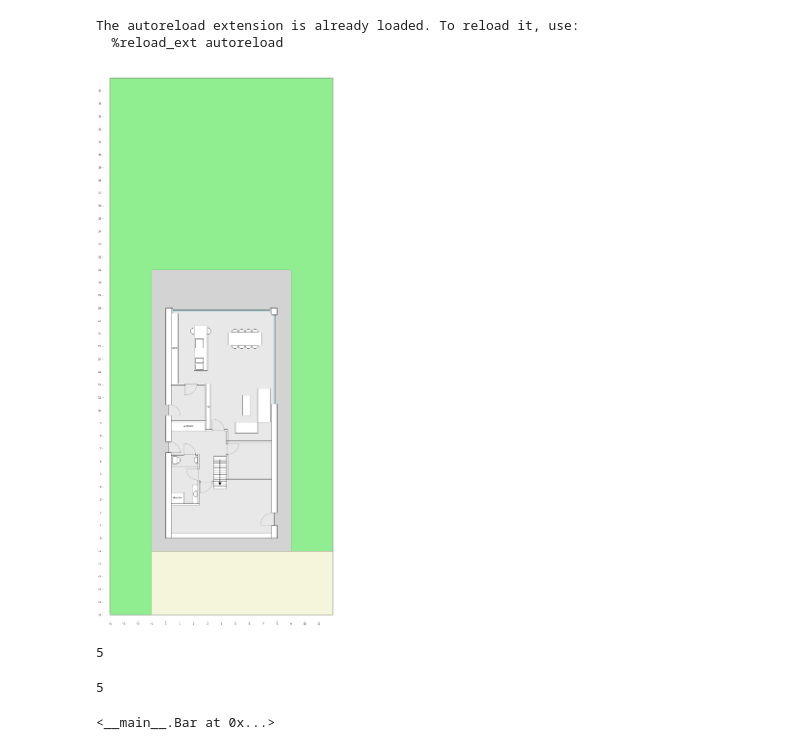
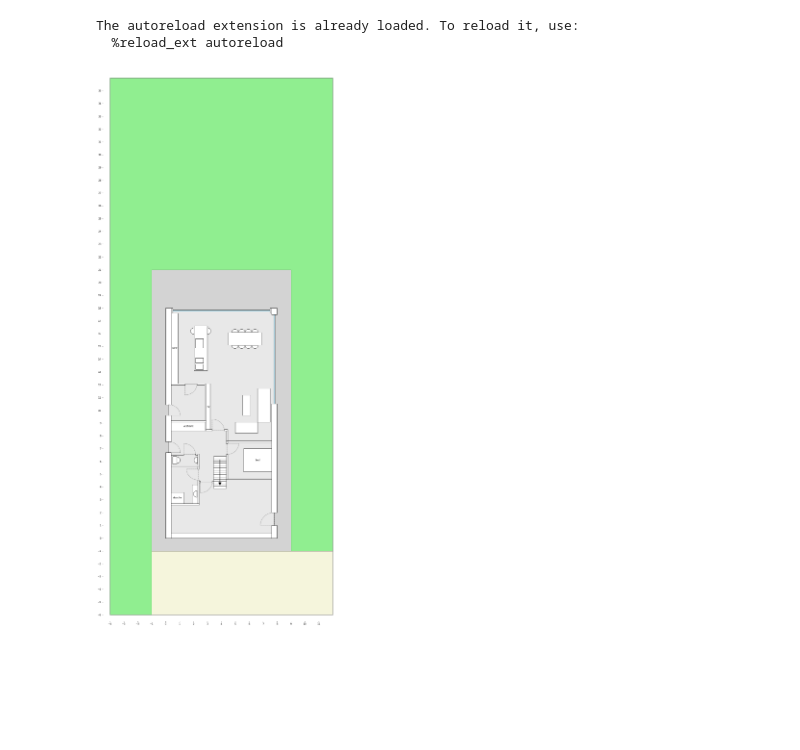
Before and after one commit to TomDecroos/boekfos, a Jupyter notebook: floorplanV2.ipynb, the cells around one changed output. Cells and saved outputs as stored; diff of their text form; code cells hidden in the pictures; blank space fills up the shorter version.

```diff
--- a/floorplanV2.ipynb
+++ b/floorplanV2.ipynb
@@ -174,6 +174,12 @@ w3 = InnerWall.vertical(bureauleft,bureaubottom,bureautop,"left")
 w3.door(bureautop-0.2,"bottom","right")
 fp.add(w1);fp.add(w2);fp.add(w3)
 
+bedright = bureauright
+bedleft = bedright-2
+bedbottom = bureaubottom + 0.6
+bedtop = bedbottom + 1.80
+fp.add(Rect(bedleft,bedbottom,bedright,bedtop,text="bed"))
+
 # zetel
 zetelbottom = bureautop + 0.6
 zetelkorttop = zetelbottom + 0.9
@@ -189,49 +195,31 @@ fp.add(Rect(zetelkortleft+0.5,zetelkorttop+0.5,zetellangleft-0.5,zetellangtop-0.
 # TV
 tvtop = koelebergingtop
 tvbottom = vestiairebottom
 tvleft = koelebergingright
 tvright = tvleft + 0.3
 fp.add(Rect(tvleft,tvbottom,tvright,tvtop,text="TV"))
 
 # Trap
 traptop = bureautop - 1.2
 trapbottom = traptop-2.5
 trapright = bureauleft
 trapleft = trapright - 0.90
 n_treden = 15
 ycos = np.linspace(traptop,trapbottom,n_treden)
 for i,j in zip(ycos[:-1],ycos[1:]):
     fp.add(Rect(trapleft,i,trapright,j))
 fp.add(Arrow((trapright+trapleft)/2, traptop - 0.25, 0,-2))
 
 # hal
 lo.door(toilettop+0.1,"top","right")
 w1 = InnerWall.vertical(koelebergingright,koelebergingbottom,vestiairebottom,"right")
 w2 = InnerWall.horizontal(vestiairebottom,koelebergingright,bureauleft+InnerWall.width,"bottom")
 w2.door(bureauleft-1,"right","top")
 w3 = InnerWall.vertical(bureauleft,bureautop,vestiairebottom,"left")
 w4 = InnerWall.horizontal(badkamertop-1.2,badkamerright,trapleft)
 w4.door(badkamerright+0.1,"right","bottom")
 fp.add(w1);fp.add(w2);fp.add(w3);fp.add(w4)
 
 fp.draw()
 # %% [output]
-[figure, old version]
+[figure, new version]
-# %%
-min(5,6)
-# %% [output]
-5
-# %%
-class Foo:
-    def __init__(self):
-        self.a = 5
-
-class Bar(Foo):
-    def __init__(self):
-        super().__init__()
-        print(self.a)
-
-Bar()
-# %% [output]
-5
-<__main__.Bar at 0x...>
```
Also changed, not shown: parts of 1 cell of this notebook.
